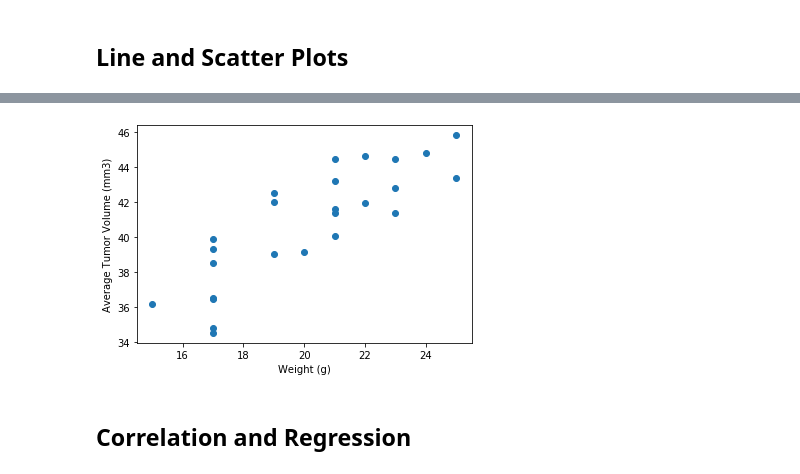
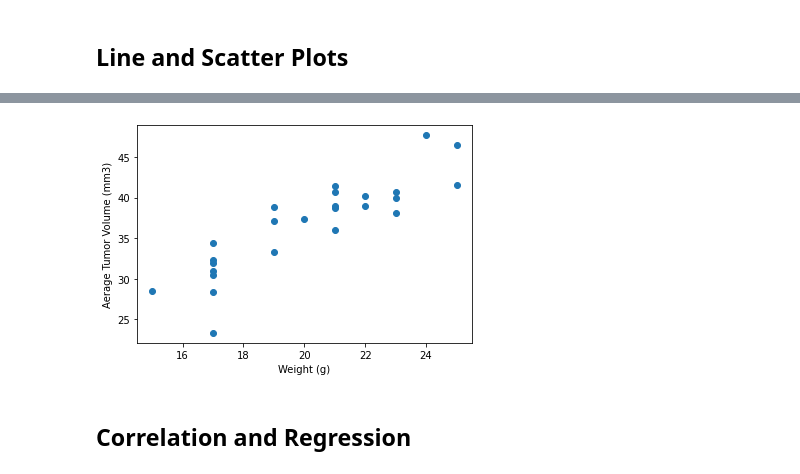
Before and after one commit to atmetz/matplotlib-challenge, a Jupyter notebook: pymaceuticals.ipynb, the cells around one changed output, grey strips where cells are left out. Drawn from its saved outputs; the diff is of its cells as text; code cells hidden in the pictures.

```diff
--- a/pymaceuticals.ipynb
+++ b/pymaceuticals.ipynb
@@ -269,6 +285,16 @@ plt.show()
 # %%
 # Generate a scatter plot of average tumor volume vs. mouse weight for the Capomulin regimen
+final_mouse_capomulin_df = pd.DataFrame(merged_mouse_study_df.loc[merged_mouse_study_df["Drug Regimen"] == "Capomulin"])
+
+x_values = final_mouse_capomulin_df["Weight (g)"]
+y_values = final_mouse_capomulin_df['Tumor Volume (mm3)']
+y_values
+
+plt.scatter(x_values, y_values)
+plt.xlabel("Weight (g)")
+plt.ylabel("Aerage Tumor Volume (mm3)")
+plt.show()
 # %% [output]
-[figure, old version]
+[figure, new version]
 # %% [markdown]
 ## Correlation and Regression
```
Also changed, not shown: parts of 8 cells of this notebook.
